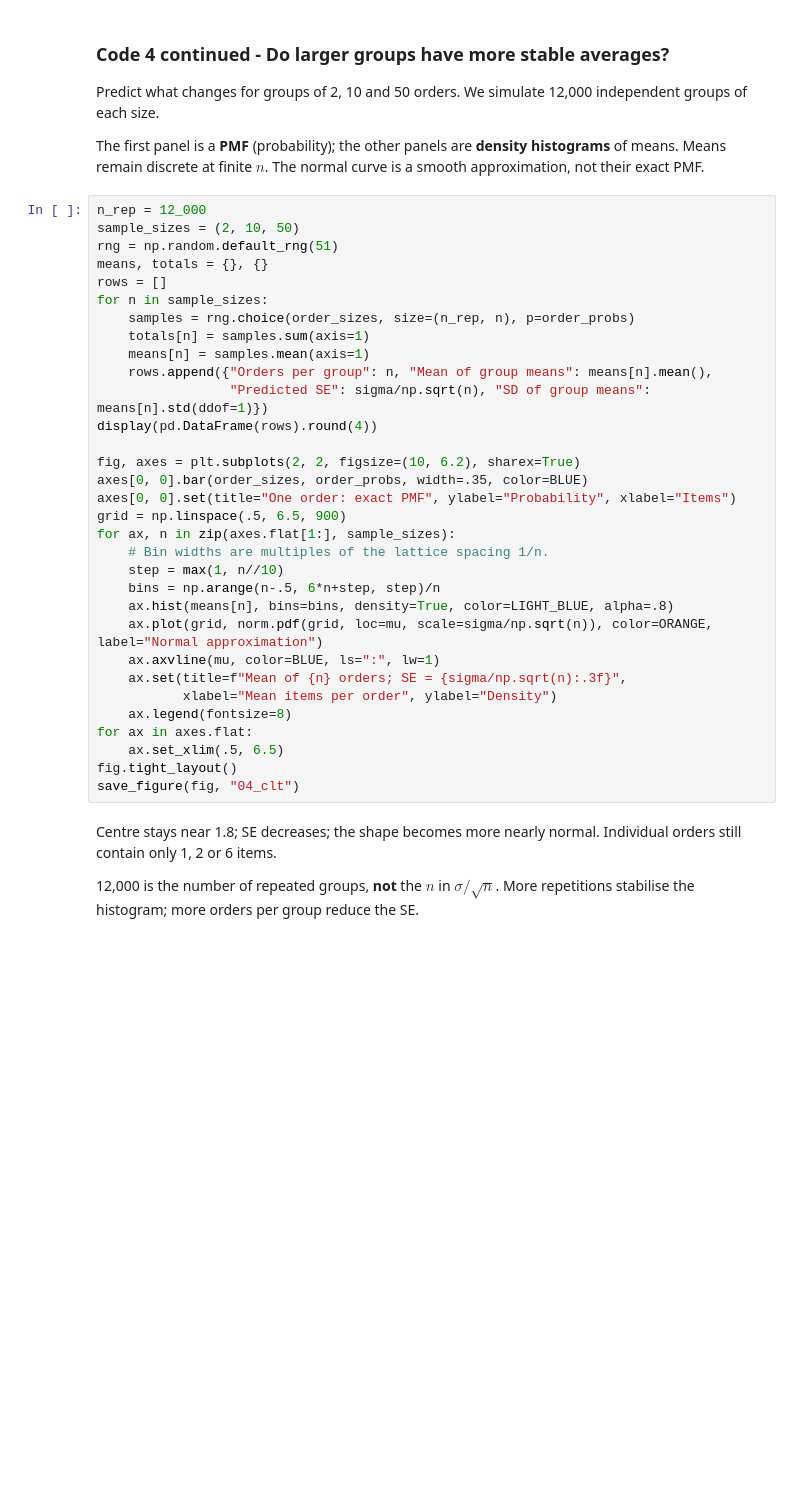
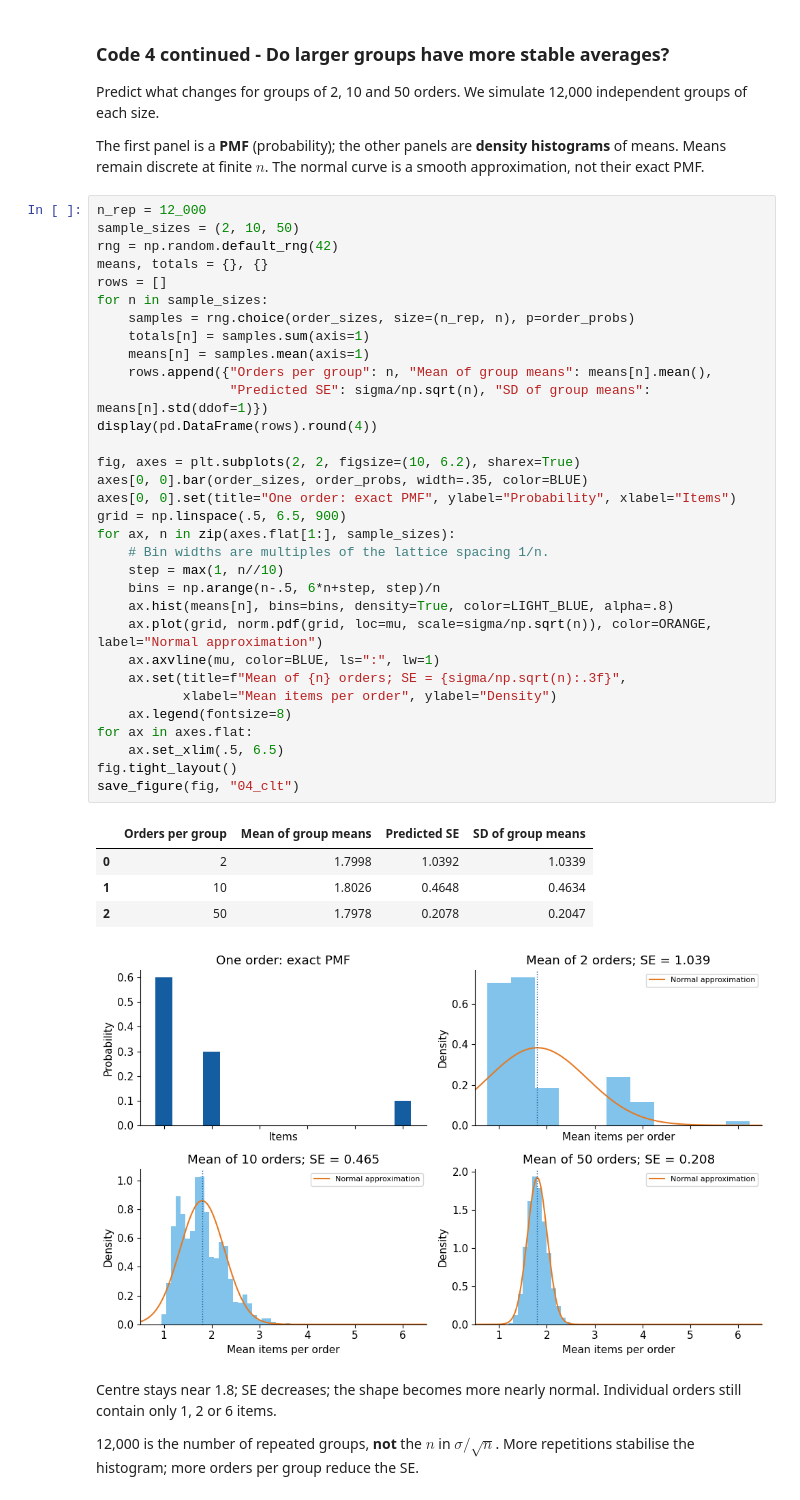
Before and after one commit to RBrooksDK/STA1_26, a Jupyter notebook: 05_Sampling_Distributions_and_the_CLT/session_material/sampling_distributions_demo.ipynb, the cells around one changed output. Cells and saved outputs as stored; diff of their text form; blank space fills up the shorter version.

```diff
--- a/05_Sampling_Distributions_and_the_CLT/session_material/sampling_distributions_demo.ipynb
+++ b/05_Sampling_Distributions_and_the_CLT/session_material/sampling_distributions_demo.ipynb
@@ -131,35 +140,41 @@ Means remain discrete at finite $n$. The normal curve is a smooth approximation,
 # %%
 n_rep = 12_000
 sample_sizes = (2, 10, 50)
-rng = np.random.default_rng(51)
+rng = np.random.default_rng(42)
 means, totals = {}, {}
 rows = []
 for n in sample_sizes:
     samples = rng.choice(order_sizes, size=(n_rep, n), p=order_probs)
     totals[n] = samples.sum(axis=1)
     means[n] = samples.mean(axis=1)
     rows.append({"Orders per group": n, "Mean of group means": means[n].mean(),
                  "Predicted SE": sigma/np.sqrt(n), "SD of group means": means[n].std(ddof=1)})
 display(pd.DataFrame(rows).round(4))
 
 fig, axes = plt.subplots(2, 2, figsize=(10, 6.2), sharex=True)
 axes[0, 0].bar(order_sizes, order_probs, width=.35, color=BLUE)
 axes[0, 0].set(title="One order: exact PMF", ylabel="Probability", xlabel="Items")
 grid = np.linspace(.5, 6.5, 900)
 for ax, n in zip(axes.flat[1:], sample_sizes):
     # Bin widths are multiples of the lattice spacing 1/n.
     step = max(1, n//10)
     bins = np.arange(n-.5, 6*n+step, step)/n
     ax.hist(means[n], bins=bins, density=True, color=LIGHT_BLUE, alpha=.8)
     ax.plot(grid, norm.pdf(grid, loc=mu, scale=sigma/np.sqrt(n)), color=ORANGE, label="Normal approximation")
     ax.axvline(mu, color=BLUE, ls=":", lw=1)
     ax.set(title=f"Mean of {n} orders; SE = {sigma/np.sqrt(n):.3f}",
            xlabel="Mean items per order", ylabel="Density")
     ax.legend(fontsize=8)
 for ax in axes.flat:
     ax.set_xlim(.5, 6.5)
 fig.tight_layout()
 save_figure(fig, "04_clt")
+# %% [output]
+|  | Orders per group | Mean of group means | Predicted SE | SD of group means |
+| 0 | 2 | 1.7998 | 1.0392 | 1.0339 |
+| 1 | 10 | 1.8026 | 0.4648 | 0.4634 |
+| 2 | 50 | 1.7978 | 0.2078 | 0.2047 |
+[figure, added]
 # %% [markdown]
 Centre stays near 1.8; SE decreases; the shape becomes more nearly normal.
 Individual orders still contain only 1, 2 or 6 items.
```
Also changed, not shown: parts of 6 cells of this notebook, 6 other files.
